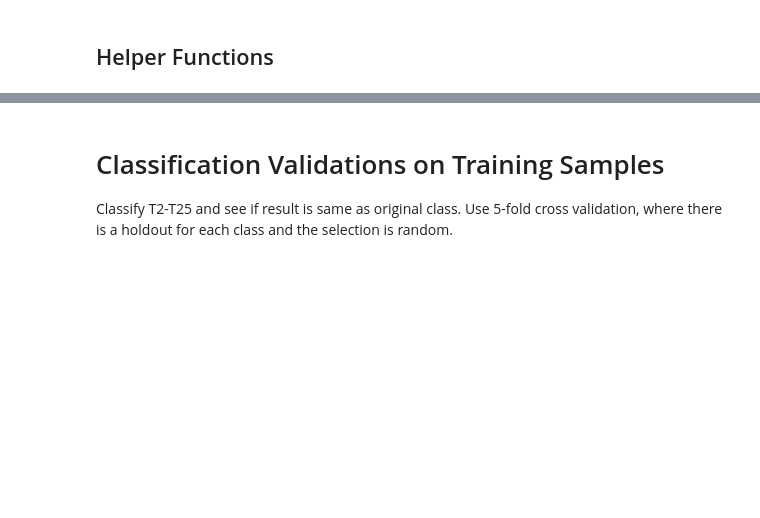
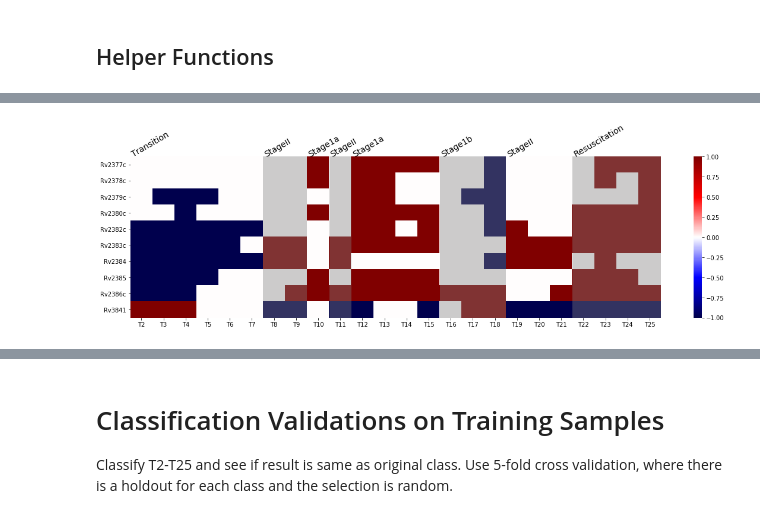
Before and after one commit to uwescience/xstate, a Jupyter notebook: notebooks/Classification of Lab Samples.ipynb, the cells around one changed output, grey strips where cells are left out. Cells and saved outputs as stored; diff of their text form; code cells hidden in the pictures; blank space fills up the shorter version.

```diff
--- a/notebooks/Classification of Lab Samples.ipynb
+++ b/notebooks/Classification of Lab Samples.ipynb
@@ -186,3 +197,8 @@ DF_X
+# %%
+# Deeper look at training data
+plotExpressionLevels(DATA.df_X, CLASSIFIER.features, ser_y=SER_Y, title="")
+# %% [output]
+[figure, added]
 # %%
 instances = ["T2"]
 for instance in instances:
```
Also changed, not shown: parts of 53 cells of this notebook.
